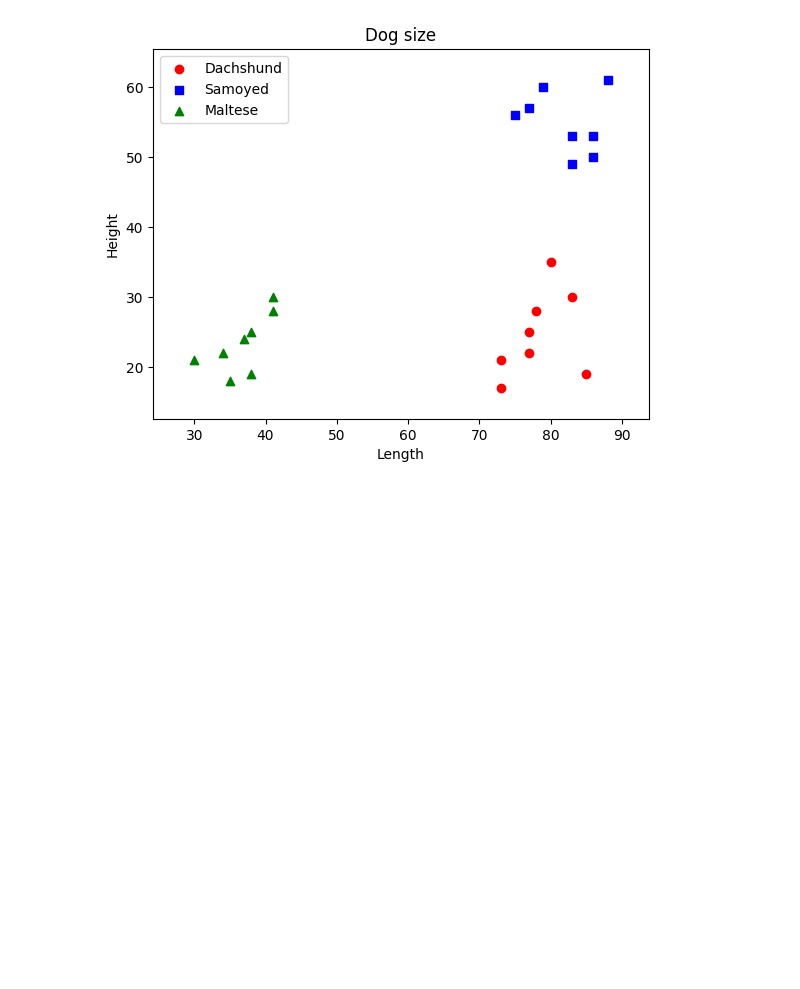
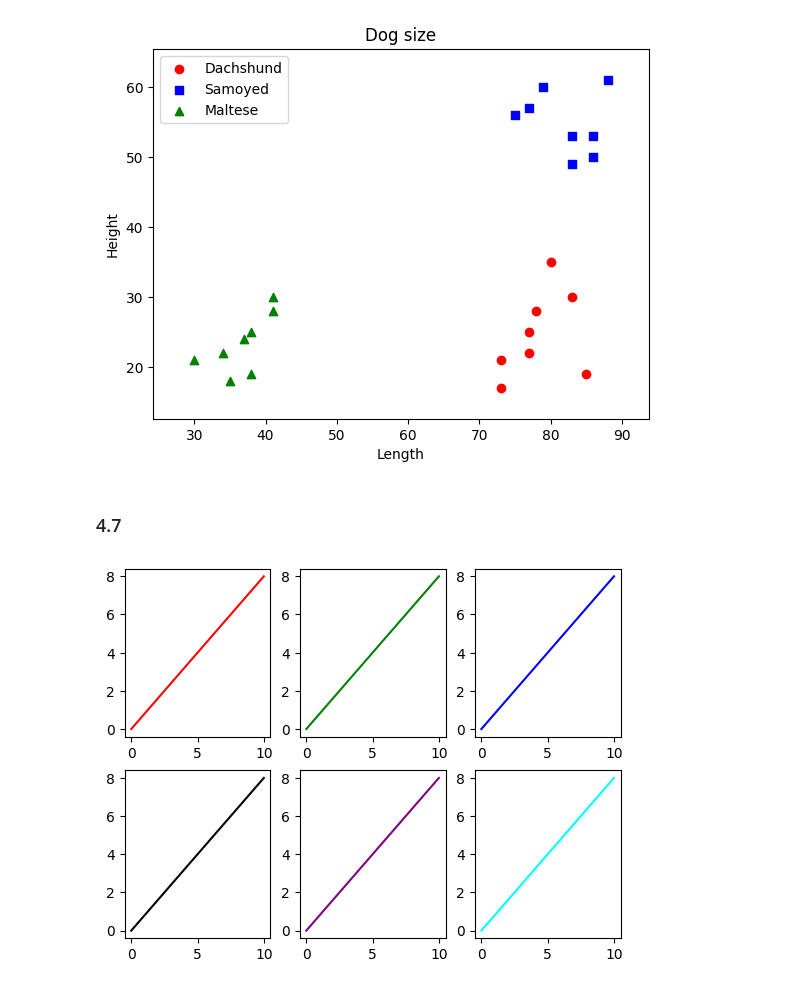
Before and after one commit to jungeden/Data-Analysis-and-Machine-Learning, a Jupyter notebook: task/4_matplotlib.ipynb, the cells around one changed output. Drawn from its saved outputs; the diff is of its cells as text; code cells hidden in the pictures; blank space fills up the shorter version.

```diff
--- a/task/4_matplotlib.ipynb
+++ b/task/4_matplotlib.ipynb
@@ -95,3 +95,29 @@ No artists with labels found to put in legend.  Note that artists whose label st
 [figure]
 # %% [markdown]
 ### 4.4
+# %%
+import numpy as np
+import matplotlib.pyplot as plt
+
+np.random.seed(42)
+plt.figure(figsize=(15,5))
+grid = plt.GridSpec(1,3,wspace=0.2,hspace=0.2)
+
+gy = [6, 3, 1]
+gcolor = ['b', 'r', 'g']
+gtitle = ['x: N(25,6), y: N(25,6)', 'x: N(25,6), y: N(25,3)', 'x: N(25,6), y: x + N(0,1)']
+
+for i in range(3):
+    x = np.random.normal(25, 6, 1000)
+    if (i==2):
+        y = x + np.random.normal(0, 1, 1000)
+    else:
+        y = np.random.normal(25, gy[i], 1000)
+
+    plt.subplot(grid[0,i])
+    plt.title(gtitle[i])
+    plt.scatter(x, y, color=gcolor[i])
+    plt.xlabel('x')
+    plt.ylabel('y')
+    plt.xlim(0,50)
+    plt.ylim(0,50)
@@ -224,3 +252,21 @@ plt.legend()
 # %% [output]
 <matplotlib.legend.Legend at 0x...>
 [figure]
+# %% [markdown]
+### 4.7
+# %%
+import numpy as np
+import matplotlib.pyplot as plt
+
+grid = plt.GridSpec(2,3,wspace=0.2,hspace=0.2)
+gcolor=['r','g','b','black','purple','cyan']
+idx=0
+
+for i in range(2):
+    for j in range(3):
+        idx = i*3 + j
+        plt.subplot(grid[i,j])
+        plt.plot([0,5,10],[0,4,8],color=gcolor[idx])
+plt.show()
+# %% [output]
+[figure, added]
```
Also changed, not shown: parts of 2 cells of this notebook, 1 other file.
